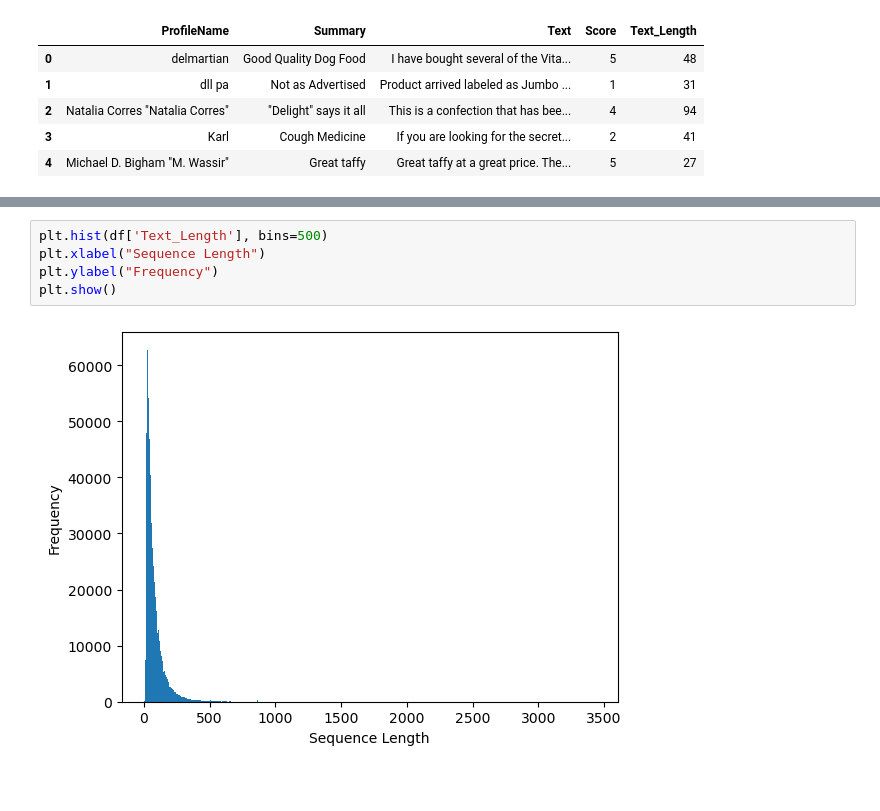
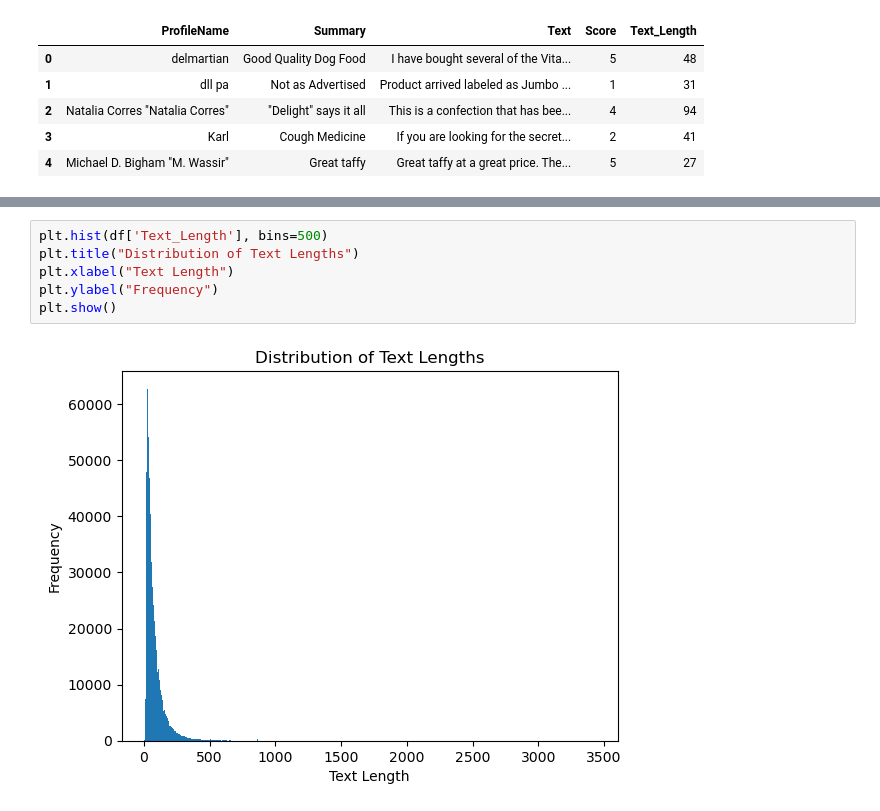
Before and after one commit to AnoopCA/Amazon-Review-Sentiment-Analysis-System, a Jupyter notebook: preprocess.ipynb, the cells around one changed output, grey strips where cells are left out. Drawn from its saved outputs; the diff is of its cells as text; blank space fills up the shorter version.

Commit message:
Cleaned the text data

```diff
--- a/preprocess.ipynb
+++ b/preprocess.ipynb
@@ -44,7 +60,8 @@ Mean: 80.26340270569816
 # %%
 plt.hist(df['Text_Length'], bins=500)
-plt.xlabel("Sequence Length")
+plt.title("Distribution of Text Lengths")
+plt.xlabel("Text Length")
 plt.ylabel("Frequency")
 plt.show()
 # %% [output]
-[figure, old version]
+[figure, new version]
```
Also changed, not shown: parts of 26 cells of this notebook.
